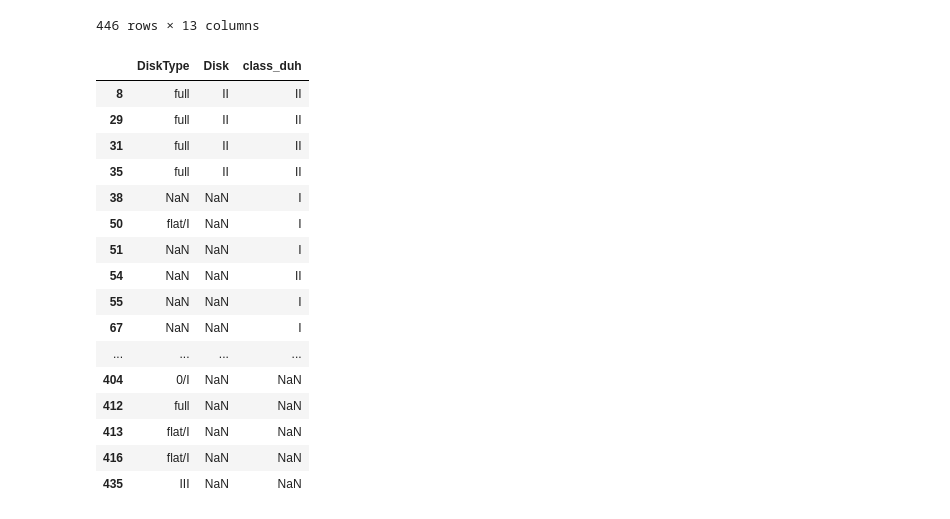
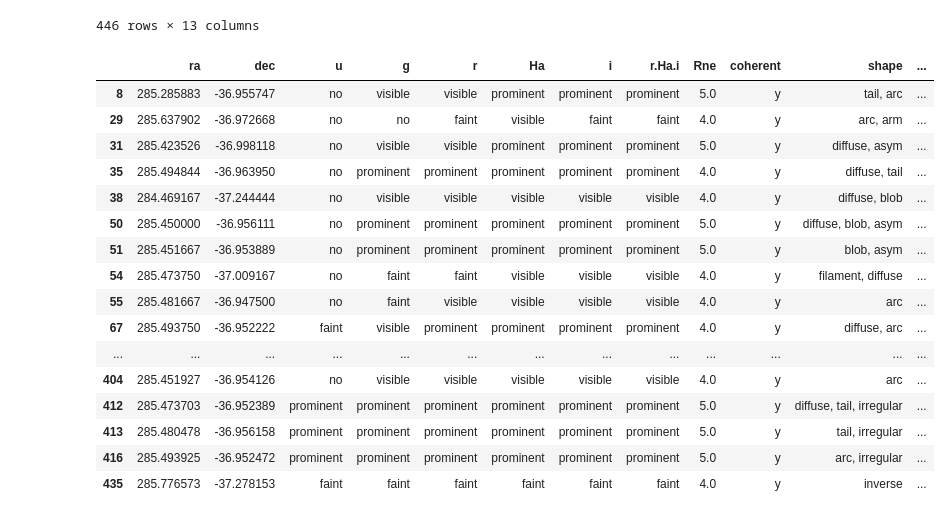
Before and after one commit to aleruzza/YSO.and.RNe, a Jupyter notebook: RNe_in_CrA/Results.ipynb, the cells around one changed output. Saved outputs shown, nothing was run; the diff lists cells and outputs as text; code cells hidden in the pictures.

Commit message:
merged

```diff
--- a/RNe_in_CrA/Results.ipynb
+++ b/RNe_in_CrA/Results.ipynb
@@ -35,8 +35,6 @@ yso = yso[rne.in_data]
 #ysowrne mask
 #assuming that RNe have a score of 4 or 5
 ysowrne = rne[rne.Rne>3].index
-# %%
-yso = pd.read_csv('../YSO/catalogues/merged_complete.csv').reset_index()
 # %%
 #counting rne
 counts = rne.Rne.value_counts()
@@ -347,7 +345,5 @@ wrne = withrne.drop(columns=['Unnamed: 0', 'index'])
 wrne.to_csv('yso_with_rne.csv')
 # %% [markdown]
 # Merge all the catalogues
-# %%
-rne = pd.read_csv('catalogue.csv')
 # %%
 rneandyso = rne.join(yso, how='outer')
@@ -374,22 +387,26 @@ rne
 | 445 | 445 | True | no | no | no | no | no | no | 1.0 | NaN | NaN | ... |
 446 rows × 13 columns
 # %%
-merged[merged.Rne>3][['u', 'g', 'r', 'Ha', 'i', 'r.Ha.i', 'Rne', 'coherent', 'shape', 'best_filter', 'comment''DiskType', 'Disk', 'class_duh'] ]
+sliced = merged[merged.Rne>3][[ 'ra', 'dec', 'u', 'g', 'r', 'Ha', 'i', 'r.Ha.i', 'Rne', 'coherent', 'shape', 'best_filter', 'comment','DiskType', 'Disk', 'class_duh'] ]
-# %% [output]
-|  | DiskType | Disk | class_duh |
-| 8 | full | II | II |
-| 29 | full | II | II |
-| 31 | full | II | II |
-| 35 | full | II | II |
-| 38 | NaN | NaN | I |
-| 50 | flat/I | NaN | I |
-| 51 | NaN | NaN | I |
-| 54 | NaN | NaN | II |
-| 55 | NaN | NaN | I |
-| 67 | NaN | NaN | I |
-| ... | ... | ... | ... |
-| 404 | 0/I | NaN | NaN |
-| 412 | full | NaN | NaN |
-| 413 | flat/I | NaN | NaN |
-| 416 | flat/I | NaN | NaN |
-| 435 | III | NaN | NaN |
+# %%
+sliced = sliced.rename(columns={'DiskType': 'class_esplin', 'Disk': 'class_ppvii'})
+# %%
+sliced
+# %% [output]
+|  | ra | dec | u | g | r | Ha | i | r.Ha.i | Rne | coherent | shape | ... |
+| 8 | 285.285883 | -36.955747 | no | visible | visible | prominent | prominent | prominent | 5.0 | y | tail, arc | ... |
+| 29 | 285.637902 | -36.972668 | no | no | faint | visible | faint | faint | 4.0 | y | arc, arm | ... |
+| 31 | 285.423526 | -36.998118 | no | visible | visible | prominent | prominent | prominent | 5.0 | y | diffuse, asym | ... |
+| 35 | 285.494844 | -36.963950 | no | prominent | prominent | prominent | prominent | prominent | 4.0 | y | diffuse, tail | ... |
+| 38 | 284.469167 | -37.244444 | no | visible | visible | visible | visible | visible | 4.0 | y | diffuse, blob | ... |
+| 50 | 285.450000 | -36.956111 | no | prominent | prominent | prominent | prominent | prominent | 5.0 | y | diffuse, blob, asym | ... |
+| 51 | 285.451667 | -36.953889 | no | prominent | prominent | prominent | prominent | prominent | 5.0 | y | blob, asym | ... |
+| 54 | 285.473750 | -37.009167 | no | faint | faint | visible | visible | visible | 4.0 | y | filament, diffuse | ... |
+| 55 | 285.481667 | -36.947500 | no | faint | visible | visible | visible | visible | 4.0 | y | arc | ... |
+| 67 | 285.493750 | -36.952222 | faint | visible | prominent | prominent | prominent | prominent | 4.0 | y | diffuse, arc | ... |
+| ... | ... | ... | ... | ... | ... | ... | ... | ... | ... | ... | ... | ... |
+| 404 | 285.451927 | -36.954126 | no | visible | visible | visible | visible | visible | 4.0 | y | arc | ... |
+| 412 | 285.473703 | -36.952389 | prominent | prominent | prominent | prominent | prominent | prominent | 5.0 | y | diffuse, tail, irregular | ... |
+| 413 | 285.480478 | -36.956158 | prominent | prominent | prominent | prominent | prominent | prominent | 5.0 | y | tail, irregular | ... |
+| 416 | 285.493925 | -36.952472 | prominent | prominent | prominent | prominent | prominent | prominent | 5.0 | y | arc, irregular | ... |
+| 435 | 285.776573 | -37.278153 | faint | faint | faint | faint | faint | faint | 4.0 | y | inverse | ... |
```
Also changed, not shown: parts of 4 cells of this notebook, 2 other files.
